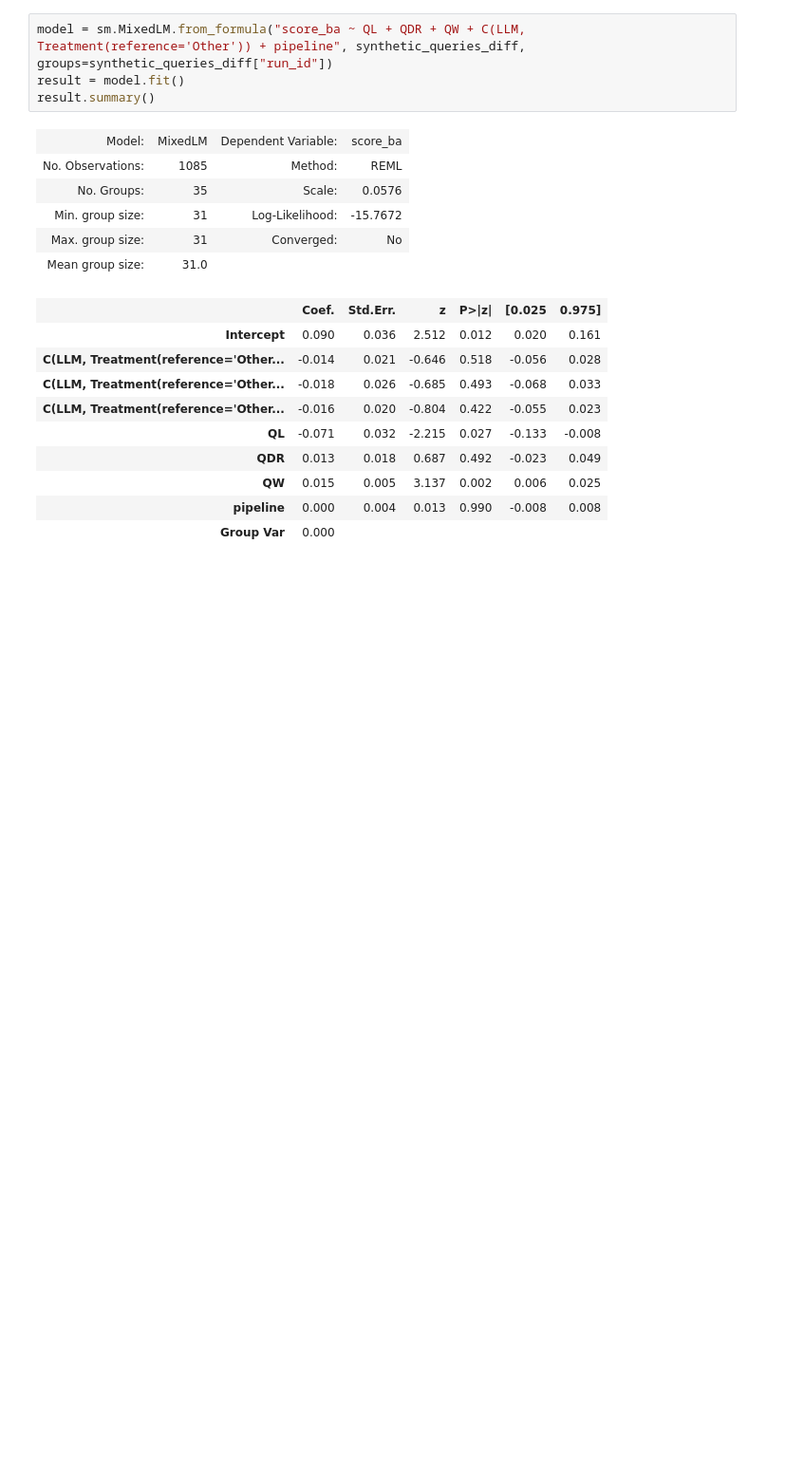
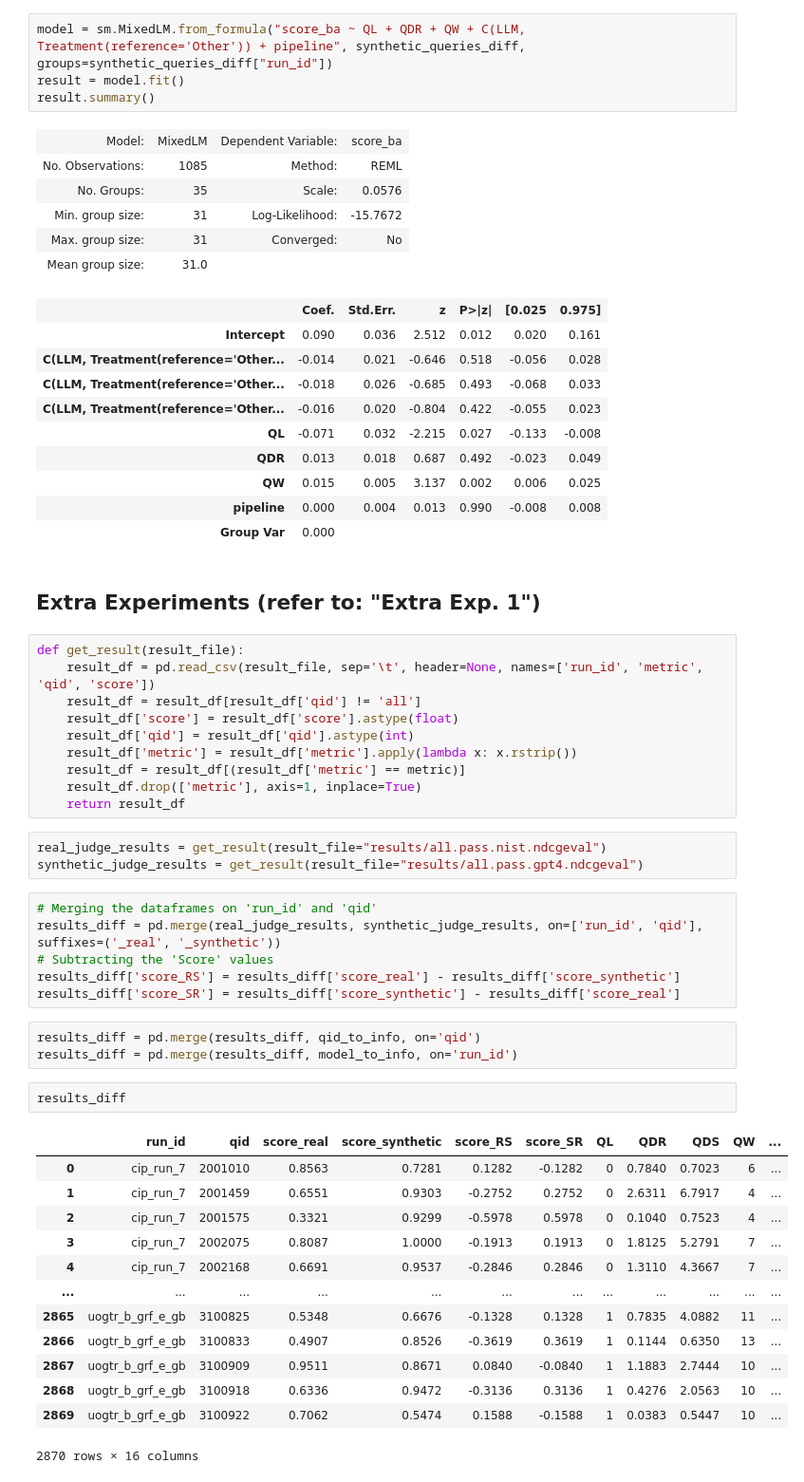
Before and after one commit to rahmanidashti/BiasSyntheticData, a Jupyter notebook: 1-mixed-effect-analysis.ipynb, the cells around one changed output. Shown at 95% size. Cells and saved outputs as stored; diff of their text form; blank space fills up the shorter version.

Commit message:
update mixed model

```diff
--- a/1-mixed-effect-analysis.ipynb
+++ b/1-mixed-effect-analysis.ipynb
@@ -346,3 +346,43 @@ result.summary()
 | QW | 0.015 | 0.005 | 3.137 | 0.002 | 0.006 | 0.025 |
 | pipeline | 0.000 | 0.004 | 0.013 | 0.990 | -0.008 | 0.008 |
 | Group Var | 0.000 |  |  |  |  |  |
+# %% [markdown]
+## Extra Experiments (refer to: "Extra Exp. 1")
+# %%
+def get_result(result_file):
+    result_df = pd.read_csv(result_file, sep='\t', header=None, names=['run_id', 'metric', 'qid', 'score'])
+    result_df = result_df[result_df['qid'] != 'all']
+    result_df['score'] = result_df['score'].astype(float)
+    result_df['qid'] = result_df['qid'].astype(int)
+    result_df['metric'] = result_df['metric'].apply(lambda x: x.rstrip())
+    result_df = result_df[(result_df['metric'] == metric)]
+    result_df.drop(['metric'], axis=1, inplace=True)
+    return result_df
+# %%
+real_judge_results = get_result(result_file="results/all.pass.nist.ndcgeval")
+synthetic_judge_results = get_result(result_file="results/all.pass.gpt4.ndcgeval")
+# %%
+# Merging the dataframes on 'run_id' and 'qid'
+results_diff = pd.merge(real_judge_results, synthetic_judge_results, on=['run_id', 'qid'], suffixes=('_real', '_synthetic'))
+# Subtracting the 'Score' values
+results_diff['score_RS'] = results_diff['score_real'] - results_diff['score_synthetic']
+results_diff['score_SR'] = results_diff['score_synthetic'] - results_diff['score_real']
+# %%
+results_diff = pd.merge(results_diff, qid_to_info, on='qid')
+results_diff = pd.merge(results_diff, model_to_info, on='run_id')
+# %%
+results_diff
+# %% [output]
+|  | run_id | qid | score_real | score_synthetic | score_RS | score_SR | QL | QDR | QDS | QW | ... |
+| 0 | cip_run_7 | 2001010 | 0.8563 | 0.7281 | 0.1282 | -0.1282 | 0 | 0.7840 | 0.7023 | 6 | ... |
+| 1 | cip_run_7 | 2001459 | 0.6551 | 0.9303 | -0.2752 | 0.2752 | 0 | 2.6311 | 6.7917 | 4 | ... |
+| 2 | cip_run_7 | 2001575 | 0.3321 | 0.9299 | -0.5978 | 0.5978 | 0 | 0.1040 | 0.7523 | 4 | ... |
+| 3 | cip_run_7 | 2002075 | 0.8087 | 1.0000 | -0.1913 | 0.1913 | 0 | 1.8125 | 5.2791 | 7 | ... |
+| 4 | cip_run_7 | 2002168 | 0.6691 | 0.9537 | -0.2846 | 0.2846 | 0 | 1.3110 | 4.3667 | 7 | ... |
+| ... | ... | ... | ... | ... | ... | ... | ... | ... | ... | ... | ... |
+| 2865 | uogtr_b_grf_e_gb | 3100825 | 0.5348 | 0.6676 | -0.1328 | 0.1328 | 1 | 0.7835 | 4.0882 | 11 | ... |
+| 2866 | uogtr_b_grf_e_gb | 3100833 | 0.4907 | 0.8526 | -0.3619 | 0.3619 | 1 | 0.1144 | 0.6350 | 13 | ... |
+| 2867 | uogtr_b_grf_e_gb | 3100909 | 0.9511 | 0.8671 | 0.0840 | -0.0840 | 1 | 1.1883 | 2.7444 | 10 | ... |
+| 2868 | uogtr_b_grf_e_gb | 3100918 | 0.6336 | 0.9472 | -0.3136 | 0.3136 | 1 | 0.4276 | 2.0563 | 10 | ... |
+| 2869 | uogtr_b_grf_e_gb | 3100922 | 0.7062 | 0.5474 | 0.1588 | -0.1588 | 1 | 0.0383 | 0.5447 | 10 | ... |
+2870 rows × 16 columns
```
Also changed, not shown: parts of 6 cells of this notebook, 1 other file.
